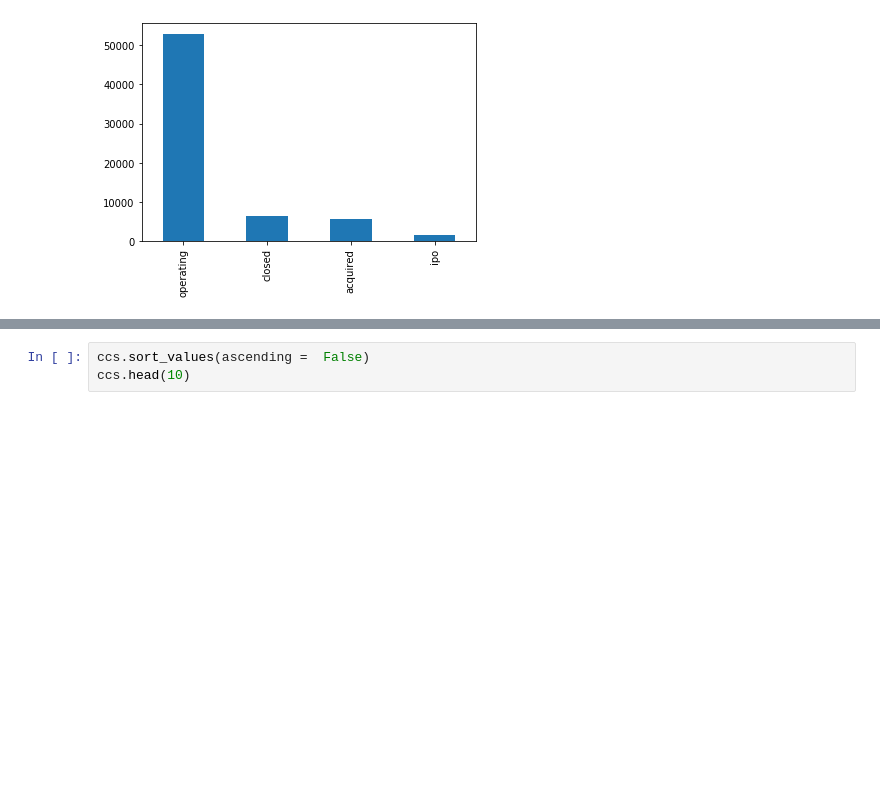
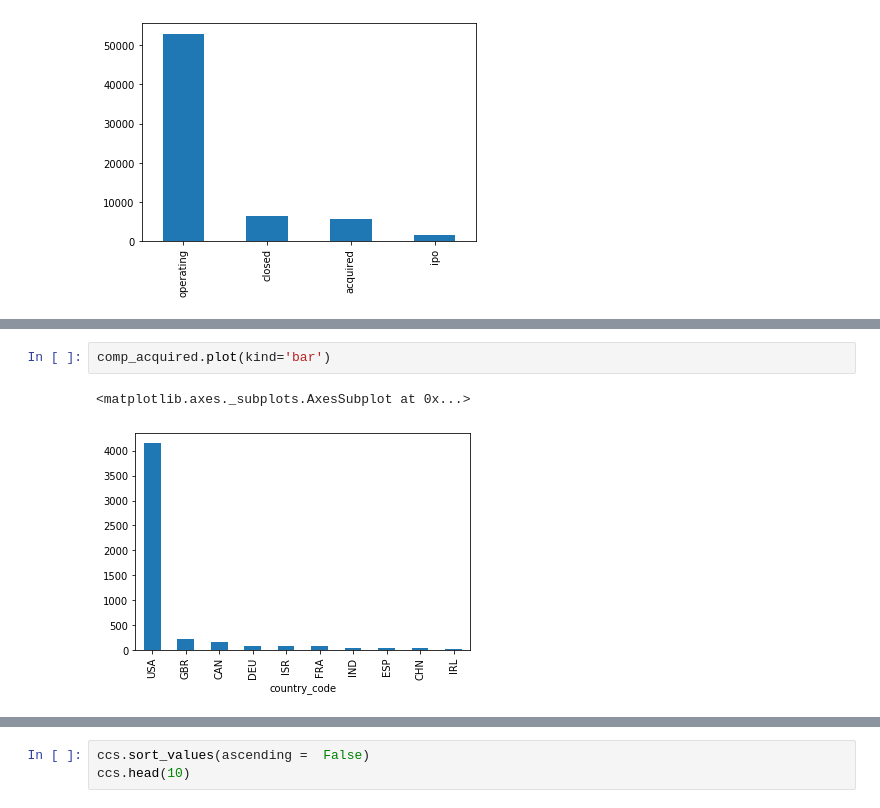
Before and after one commit to Akshaychikara/Company-s-Investment-Strategy---DS-Problem, a Jupyter notebook: Comapny's Investment Strategy.ipynb, the cells around one changed output, grey strips where cells are left out. Drawn from its saved outputs; the diff is of its cells as text; blank space fills up the shorter version.

```diff
--- a/Comapny's Investment Strategy.ipynb
+++ b/Comapny's Investment Strategy.ipynb
@@ -86,0 +102,5 @@ pandas.core.groupby.generic.DataFrameGroupBy
+# %%
+comp_acquired.plot(kind='bar')
+# %% [output]
+<matplotlib.axes._subplots.AxesSubplot at 0x...>
+[figure, added]
```
Also changed, not shown: parts of 10 cells of this notebook.
